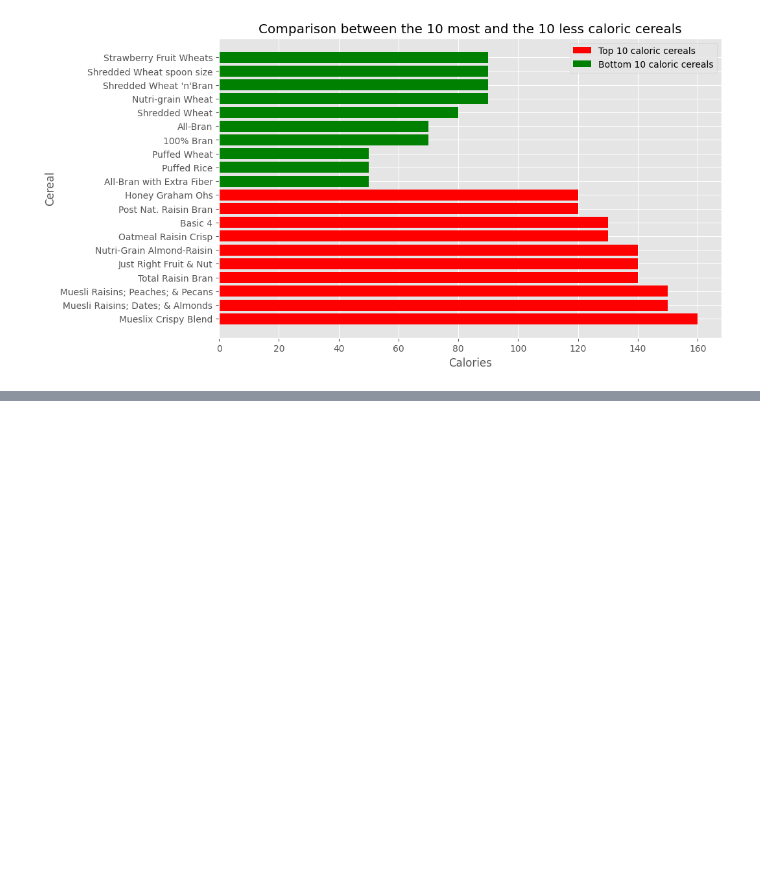
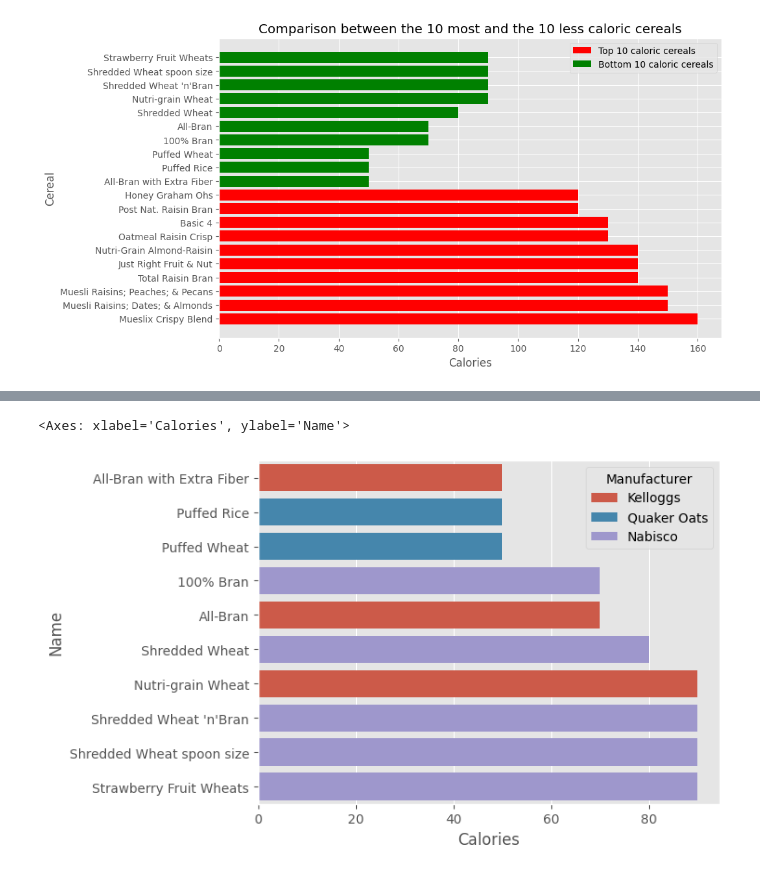
Before and after one commit to kenyyode/80-Cereals, a Jupyter notebook: 80cereals.ipynb, the cells around one changed output, grey strips where cells are left out. Saved outputs shown, nothing was run; the diff lists cells and outputs as text; code cells hidden in the pictures; blank space fills up the shorter version.

```diff
--- a/80cereals.ipynb
+++ b/80cereals.ipynb
@@ -220,0 +262,6 @@ plt.show()
+# %%
+## ploting the highest caloric cereals and thier manufacturers.
+sns.barplot(data=lower_calories, x='Calories', y='Name', hue='Manufacturer')
+# %% [output]
+<Axes: xlabel='Calories', ylabel='Name'>
+[figure, added]
```
Also changed, not shown: parts of 12 cells of this notebook.
